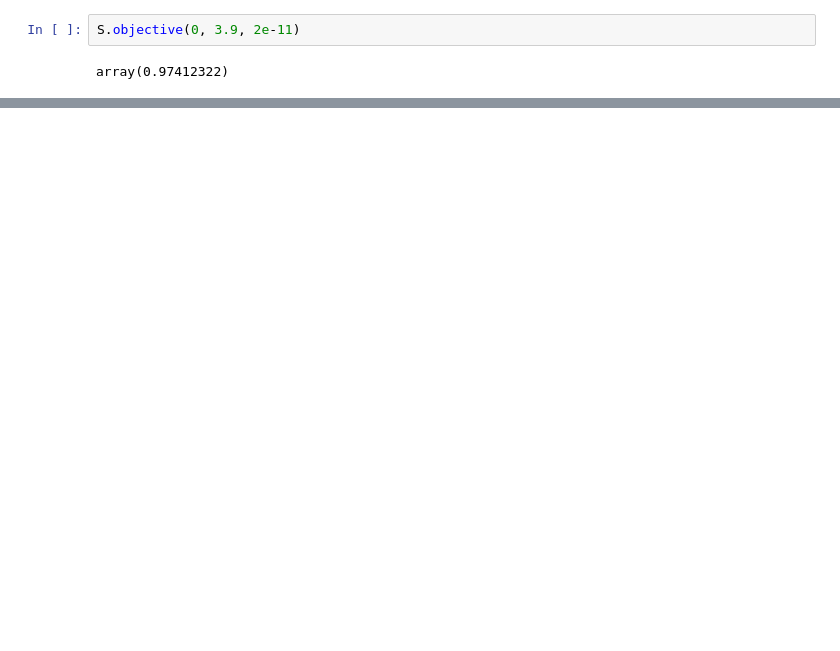
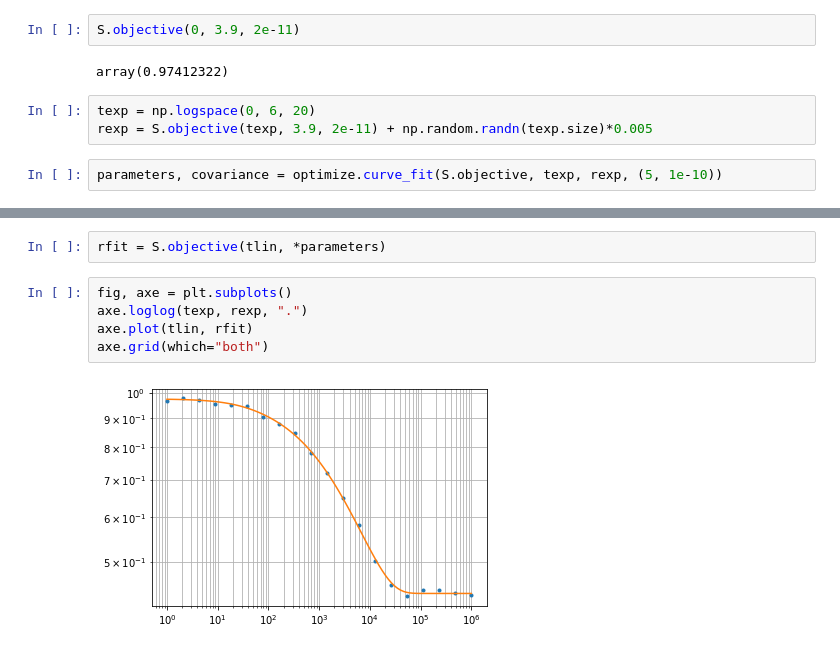
Before and after one commit to jlandercy/cookbook, a Jupyter notebook: python/posts/CrankDiffusion.ipynb, the cells around one changed output, grey strips where cells are left out. Saved outputs shown, nothing was run; the diff lists cells and outputs as text; blank space fills up the shorter version.

```diff
--- a/python/posts/CrankDiffusion.ipynb
+++ b/python/posts/CrankDiffusion.ipynb
@@ -105,3 +106,8 @@ axe.grid()
 S.objective(0, 3.9, 2e-11)
 # %% [output]
 array(0.97412322)
+# %%
+texp = np.logspace(0, 6, 20)
+rexp = S.objective(texp, 3.9, 2e-11) + np.random.randn(texp.size)*0.005
+# %%
+parameters, covariance = optimize.curve_fit(S.objective, texp, rexp, (5, 1e-10))
@@ -107,0 +120,9 @@ array(0.97412322)
+# %%
+rfit = S.objective(tlin, *parameters)
+# %%
+fig, axe = plt.subplots()
+axe.loglog(texp, rexp, ".")
+axe.plot(tlin, rfit)
+axe.grid(which="both")
+# %% [output]
+[figure, added]
```
Also changed, not shown: parts of 6 cells of this notebook.
